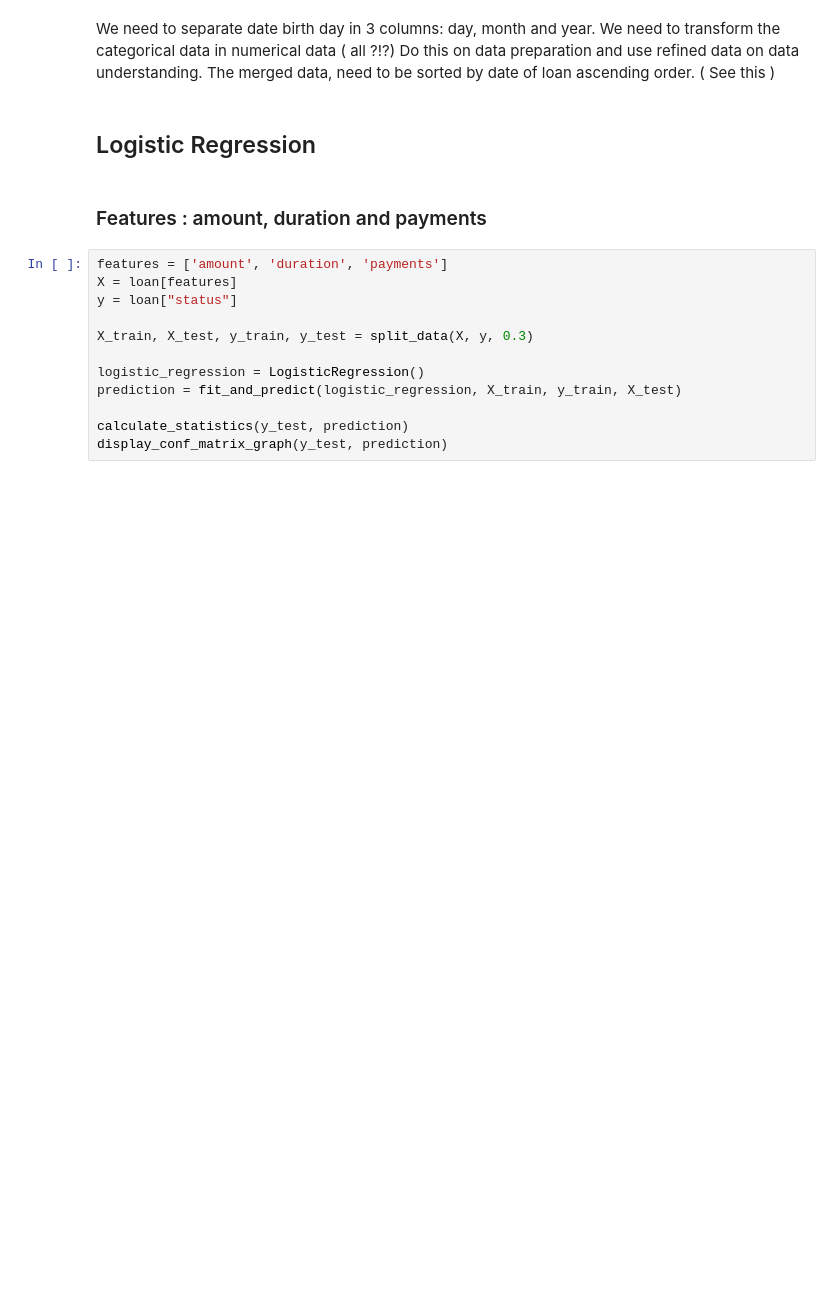
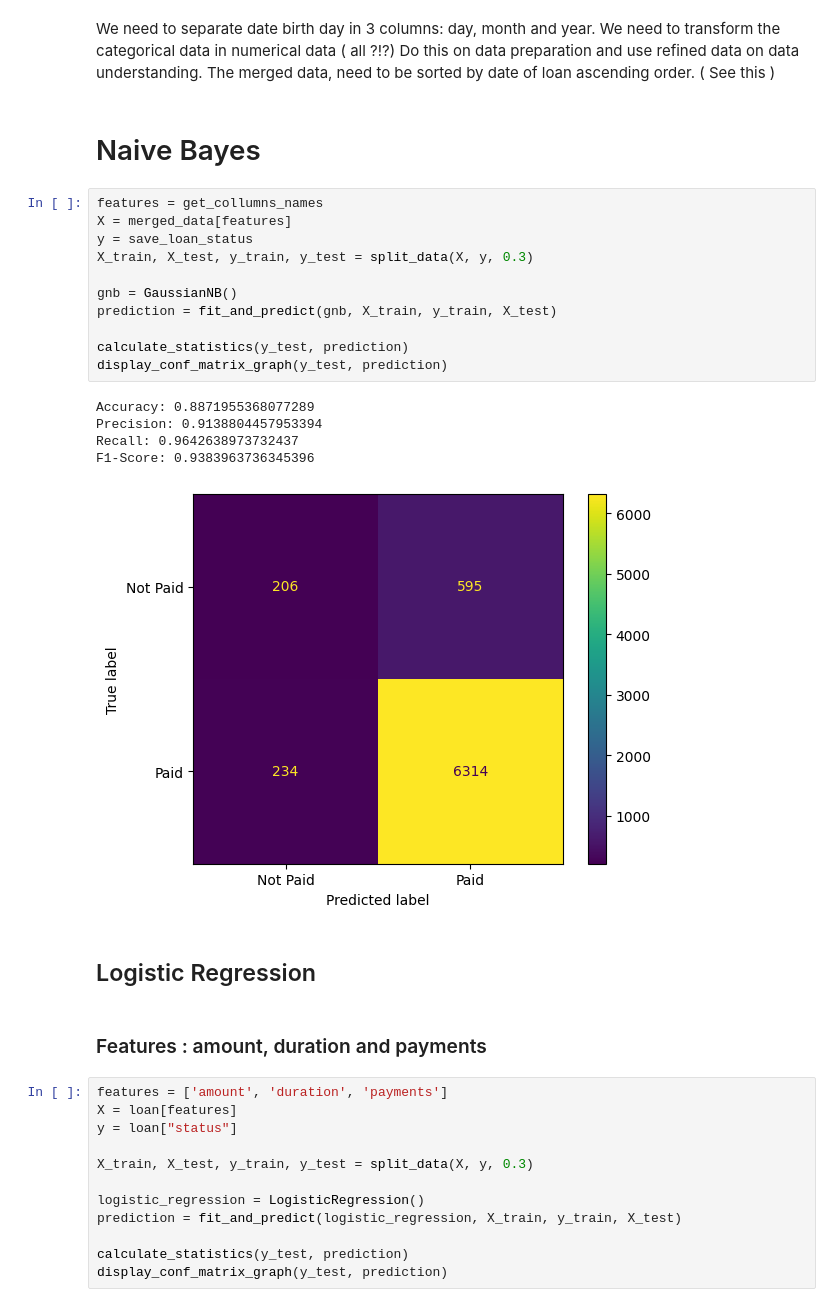
Before and after one commit to BernardoFerreira00/AC-Project, a Jupyter notebook: Notebooks/Analise_crisp_dm_2.ipynb, the cells around one changed output. Saved outputs shown, nothing was run; the diff lists cells and outputs as text; blank space fills up the shorter version.

Commit message:
add: Naive bayes

```diff
--- a/Notebooks/Analise_crisp_dm_2.ipynb
+++ b/Notebooks/Analise_crisp_dm_2.ipynb
@@ -133,6 +136,25 @@ We need to separate date birth day in 3 columns: day, month and year.
 We need to transform the categorical data in numerical data ( all ?!?)
 Do this on data preparation and use refined data on data understanding.
 The merged data, need to be sorted by date of loan ascending order. ( See this )
+# %% [markdown]
+# Naive Bayes
+# %%
+features = get_collumns_names
+X = merged_data[features]
+y = save_loan_status
+X_train, X_test, y_train, y_test = split_data(X, y, 0.3)
+
+gnb = GaussianNB()
+prediction = fit_and_predict(gnb, X_train, y_train, X_test)
+
+calculate_statistics(y_test, prediction)
+display_conf_matrix_graph(y_test, prediction)
+# %% [output]
+Accuracy: 0.8871955368077289
+Precision: 0.9138804457953394
+Recall: 0.9642638973732437
+F1-Score: 0.9383963736345396
+[figure, added]
 # %% [markdown]
 ## Logistic Regression
 # %% [markdown]
```
Also changed, not shown: parts of 5 cells of this notebook.
